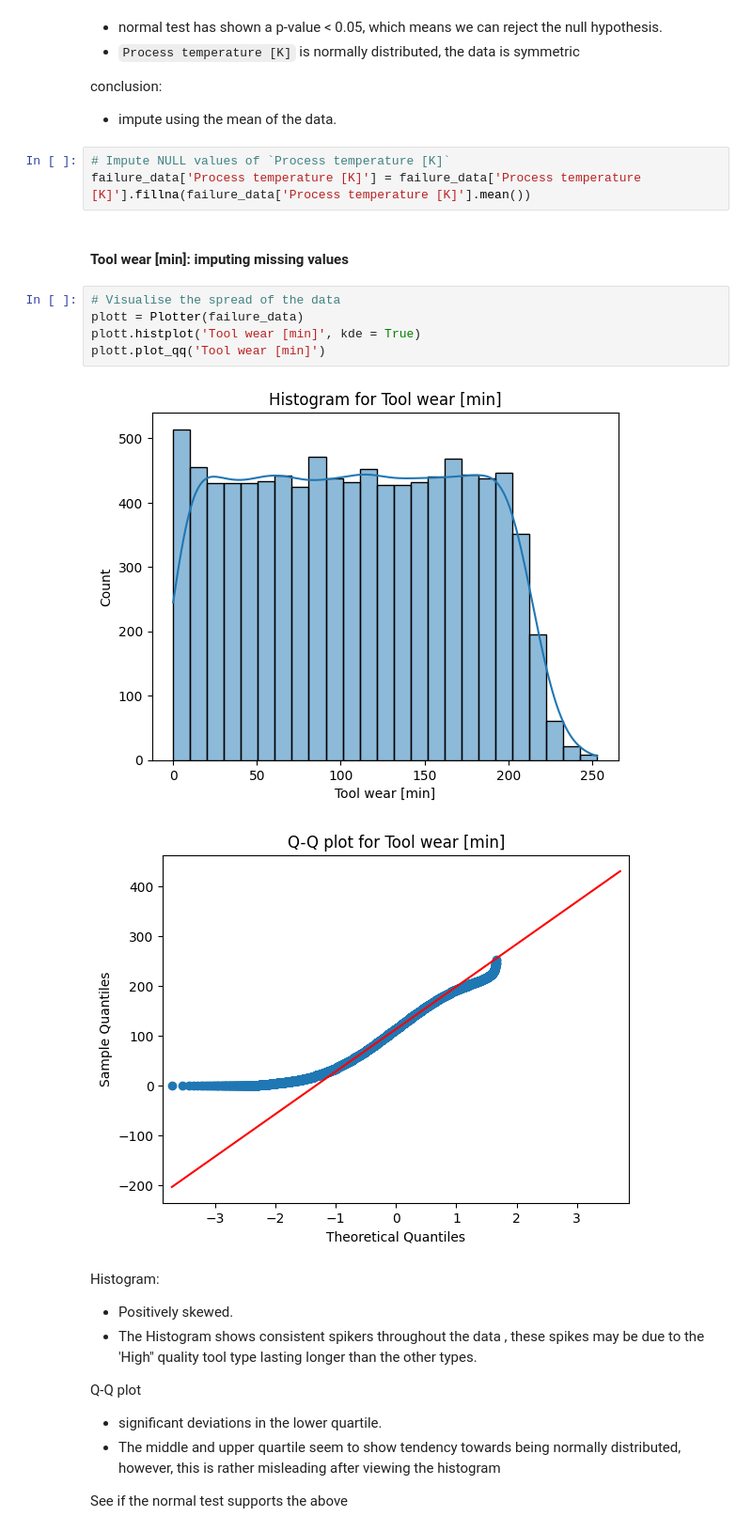
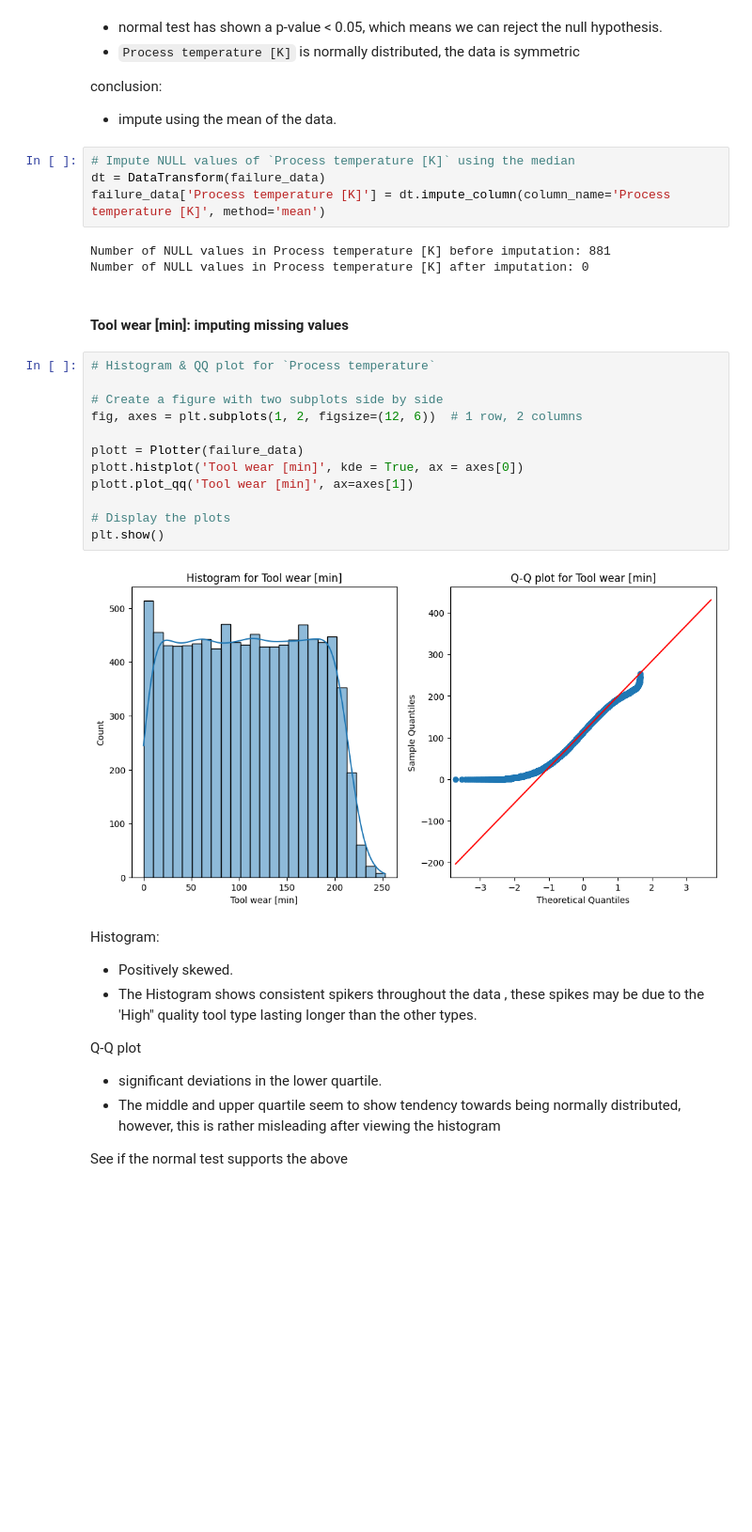
Before and after one commit to ManishKhurmi/exploratory-data-analysis---the-manufacturing-process768, a Jupyter notebook: Milestone_3 refactoring v2.ipynb, the cells around one changed output. Shown at 94% size. Drawn from its saved outputs; the diff is of its cells as text; blank space fills up the shorter version.

```diff
--- a/Milestone_3 refactoring v2.ipynb
+++ b/Milestone_3 refactoring v2.ipynb
@@ -477,18 +860,28 @@ Statistics=181.218, p=0.000
 conclusion:
 - impute using the mean of the data.
 # %%
-# Impute NULL values of `Process temperature [K]`
-failure_data['Process temperature [K]'] = failure_data['Process temperature [K]'].fillna(failure_data['Process temperature [K]'].mean())
+# Impute NULL values of `Process temperature [K]` using the median
+dt = DataTransform(failure_data)
+failure_data['Process temperature [K]'] = dt.impute_column(column_name='Process temperature [K]', method='mean')
+# %% [output]
+Number of NULL values in Process temperature [K] before imputation: 881
+Number of NULL values in Process temperature [K] after imputation: 0
 # %% [markdown]
 #### Tool wear [min]: imputing missing values
-# %%
-# Visualise the spread of the data
-plott = Plotter(failure_data)
-plott.histplot('Tool wear [min]', kde = True)
-plott.plot_qq('Tool wear [min]')
-# %% [output]
-[figure, removed]
-[figure, removed]
+# %%
+# Histogram & QQ plot for `Process temperature`
+
+# Create a figure with two subplots side by side
+fig, axes = plt.subplots(1, 2, figsize=(12, 6))  # 1 row, 2 columns
+
+plott = Plotter(failure_data)
+plott.histplot('Tool wear [min]', kde = True, ax = axes[0])
+plott.plot_qq('Tool wear [min]', ax=axes[1])
+
+# Display the plots
+plt.show()
+# %% [output]
+[figure, added]
 # %% [markdown]
 Histogram:
 - Positively skewed.
```
Also changed, not shown: parts of 192 cells of this notebook, 1 other file.
